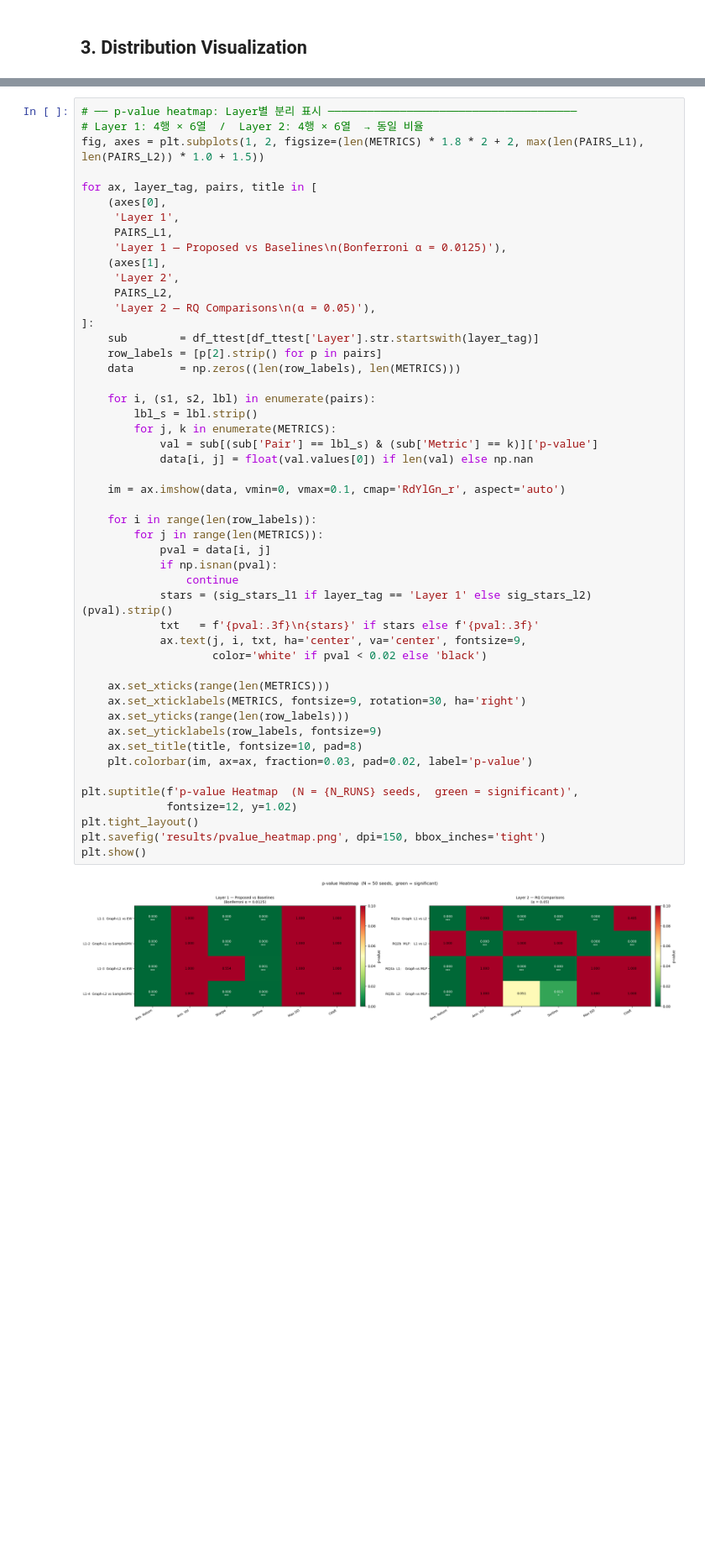
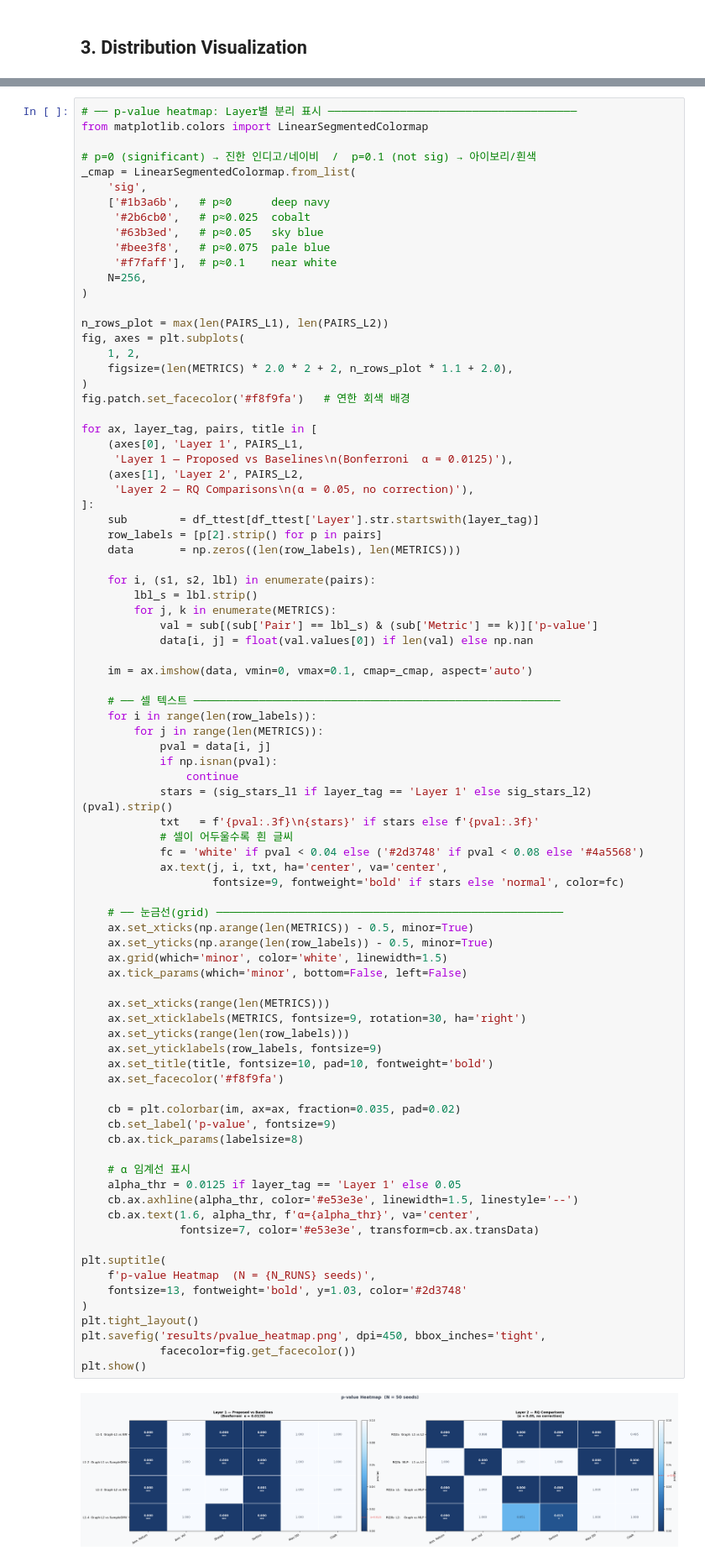
Before and after one commit to taekyounglee1224/Graph-E2E-PO, a Jupyter notebook: stats_test.ipynb, the cells around one changed output, grey strips where cells are left out. Shown at 84% size. Drawn from its saved outputs; the diff is of its cells as text; blank space fills up the shorter version.

Commit message:
change figures

```diff
--- a/stats_test.ipynb
+++ b/stats_test.ipynb
@@ -272,52 +272,87 @@ plt.show()
 [figure]
 # %%
 # ── p-value heatmap: Layer별 분리 표시 ──────────────────────────────────────
-# Layer 1: 4행 × 6열  /  Layer 2: 4행 × 6열  → 동일 비율
-fig, axes = plt.subplots(1, 2, figsize=(len(METRICS) * 1.8 * 2 + 2, max(len(PAIRS_L1), len(PAIRS_L2)) * 1.0 + 1.5))
+from matplotlib.colors import LinearSegmentedColormap
+
+# p=0 (significant) → 진한 인디고/네이비  /  p=0.1 (not sig) → 아이보리/흰색
+_cmap = LinearSegmentedColormap.from_list(
+    'sig',
+    ['#1b3a6b',   # p≈0      deep navy
+     '#2b6cb0',   # p≈0.025  cobalt
+     '#63b3ed',   # p≈0.05   sky blue
+     '#bee3f8',   # p≈0.075  pale blue
+     '#f7faff'],  # p≈0.1    near white
+    N=256,
+)
+
+n_rows_plot = max(len(PAIRS_L1), len(PAIRS_L2))
+fig, axes = plt.subplots(
+    1, 2,
+    figsize=(len(METRICS) * 2.0 * 2 + 2, n_rows_plot * 1.1 + 2.0),
+)
+fig.patch.set_facecolor('#f8f9fa')   # 연한 회색 배경
 
 for ax, layer_tag, pairs, title in [
-    (axes[0],
-     'Layer 1',
-     PAIRS_L1,
-     'Layer 1 — Proposed vs Baselines\n(Bonferroni α = 0.0125)'),
-    (axes[1],
-     'Layer 2',
-     PAIRS_L2,
-     'Layer 2 — RQ Comparisons\n(α = 0.05)'),
+    (axes[0], 'Layer 1', PAIRS_L1,
+     'Layer 1 — Proposed vs Baselines\n(Bonferroni  α = 0.0125)'),
+    (axes[1], 'Layer 2', PAIRS_L2,
+     'Layer 2 — RQ Comparisons\n(α = 0.05, no correction)'),
 ]:
     sub        = df_ttest[df_ttest['Layer'].str.startswith(layer_tag)]
     row_labels = [p[2].strip() for p in pairs]
     data       = np.zeros((len(row_labels), len(METRICS)))
 
     for i, (s1, s2, lbl) in enumerate(pairs):
         lbl_s = lbl.strip()
         for j, k in enumerate(METRICS):
             val = sub[(sub['Pair'] == lbl_s) & (sub['Metric'] == k)]['p-value']
             data[i, j] = float(val.values[0]) if len(val) else np.nan
 
-    im = ax.imshow(data, vmin=0, vmax=0.1, cmap='RdYlGn_r', aspect='auto')
+    im = ax.imshow(data, vmin=0, vmax=0.1, cmap=_cmap, aspect='auto')
 
+    # ── 셀 텍스트 ────────────────────────────────────────────────────────
     for i in range(len(row_labels)):
         for j in range(len(METRICS)):
             pval = data[i, j]
             if np.isnan(pval):
                 continue
             stars = (sig_stars_l1 if layer_tag == 'Layer 1' else sig_stars_l2)(pval).strip()
             txt   = f'{pval:.3f}\n{stars}' if stars else f'{pval:.3f}'
-            ax.text(j, i, txt, ha='center', va='center', fontsize=9,
-                    color='white' if pval < 0.02 else 'black')
+            # 셀이 어두울수록 흰 글씨
+            fc = 'white' if pval < 0.04 else ('#2d3748' if pval < 0.08 else '#4a5568')
+            ax.text(j, i, txt, ha='center', va='center',
+                    fontsize=9, fontweight='bold' if stars else 'normal', color=fc)
+
+    # ── 눈금선(grid) ─────────────────────────────────────────────────────
+    ax.set_xticks(np.arange(len(METRICS)) - 0.5, minor=True)
+    ax.set_yticks(np.arange(len(row_labels)) - 0.5, minor=True)
+    ax.grid(which='minor', color='white', linewidth=1.5)
+    ax.tick_params(which='minor', bottom=False, left=False)
 
     ax.set_xticks(range(len(METRICS)))
     ax.set_xticklabels(METRICS, fontsize=9, rotation=30, ha='right')
     ax.set_yticks(range(len(row_labels)))
     ax.set_yticklabels(row_labels, fontsize=9)
-    ax.set_title(title, fontsize=10, pad=8)
-    plt.colorbar(im, ax=ax, fraction=0.03, pad=0.02, label='p-value')
+    ax.set_title(title, fontsize=10, pad=10, fontweight='bold')
+    ax.set_facecolor('#f8f9fa')
 
-plt.suptitle(f'p-value Heatmap  (N = {N_RUNS} seeds,  green = significant)',
-             fontsize=12, y=1.02)
+    cb = plt.colorbar(im, ax=ax, fraction=0.035, pad=0.02)
+    cb.set_label('p-value', fontsize=9)
+    cb.ax.tick_params(labelsize=8)
+
+    # α 임계선 표시
+    alpha_thr = 0.0125 if layer_tag == 'Layer 1' else 0.05
+    cb.ax.axhline(alpha_thr, color='#e53e3e', linewidth=1.5, linestyle='--')
+    cb.ax.text(1.6, alpha_thr, f'α={alpha_thr}', va='center',
+               fontsize=7, color='#e53e3e', transform=cb.ax.transData)
+
+plt.suptitle(
+    f'p-value Heatmap  (N = {N_RUNS} seeds)',
+    fontsize=13, fontweight='bold', y=1.03, color='#2d3748'
+)
 plt.tight_layout()
-plt.savefig('results/pvalue_heatmap.png', dpi=150, bbox_inches='tight')
+plt.savefig('results/pvalue_heatmap.png', dpi=450, bbox_inches='tight',
+            facecolor=fig.get_facecolor())
 plt.show()
 # %% [output]
-[figure, old version]
+[figure, new version]
```
Also changed, not shown: parts of 1 cell of this notebook, 2 other files.
